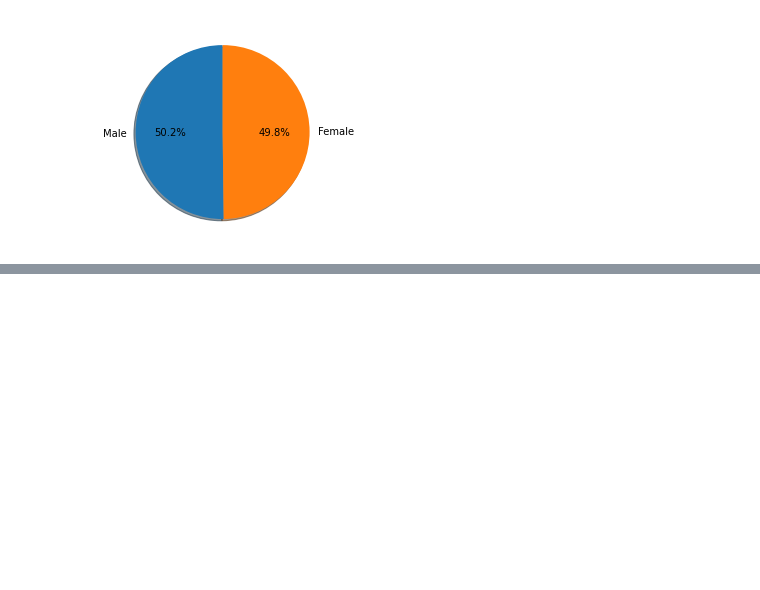
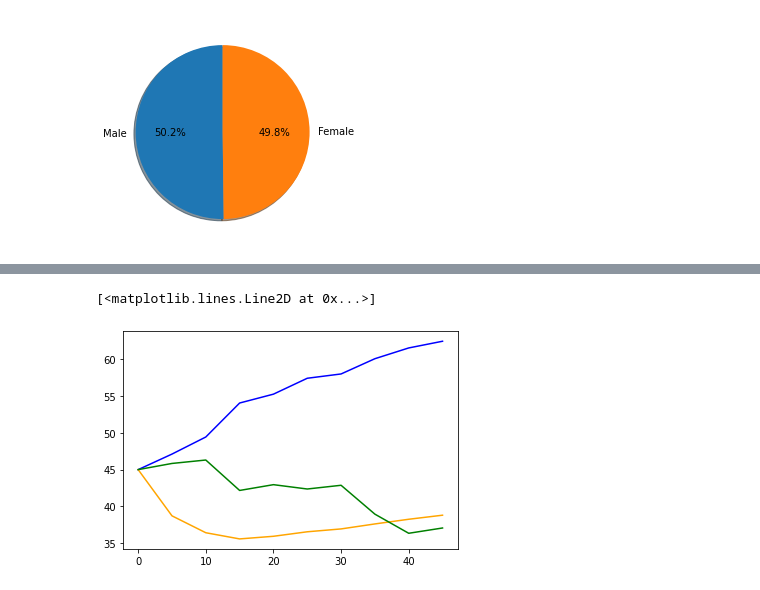
Before and after one commit to cmagnotta/matplotlib-challenge, a Jupyter notebook: matplotlib.ipynb, the cells around one changed output, grey strips where cells are left out. Drawn from its saved outputs; the diff is of its cells as text; code cells hidden in the pictures; blank space fills up the shorter version.

```diff
--- a/matplotlib.ipynb
+++ b/matplotlib.ipynb
@@ -384,0 +630,29 @@ ax1.pie(gender_countDF, labels=labels, autopct='%1.1f%%',
+# %%
+#Infubinol
+
+Infubinol_line = clean_results.loc[clean_results["Mouse ID"] == "e476",:]
+Infubinol_x_axis = Infubinol_line["Timepoint"]
+Infubinol_y_axis = Infubinol_line["Tumor Volume (mm3)"]
+
+#Ramicane
+Ramicane_line = clean_results.loc[clean_results["Mouse ID"] == "a520",:]
+Ramicane_x_axis = Ramicane_line["Timepoint"]
+Ramicane_y_axis = Ramicane_line["Tumor Volume (mm3)"]
+
+#Ceftamin
+Ceftamin_line = clean_results.loc[clean_results["Mouse ID"] == "b447",:]
+Ceftamin_x_axis = Ceftamin_line["Timepoint"]
+Ceftamin_y_axis = Ceftamin_line["Tumor Volume (mm3)"]
+
+#Capomulin
+Capomulin_line = clean_results.loc[clean_results["Mouse ID"] == "g288",:]
+Capomulin_x_axis = Capomulin_line["Timepoint"]
+Capomulin_y_axis = Capomulin_line["Tumor Volume (mm3)"]
+# %%
+plt.plot(Infubinol_x_axis, Infubinol_y_axis, label = "Infubinol", color="blue")
+plt.plot(Ramicane_x_axis, Ramicane_y_axis, label = "Ramicane", color="orange")
+#plt.plot(Ceftamin_x_axis, Ceftamin_y_axis, label = "Ceftamin", color="red")
+plt.plot(Capomulin_x_axis, Capomulin_y_axis, label = "Capomulin", color="green")
+# %% [output]
+[<matplotlib.lines.Line2D at 0x...>]
+[figure, added]
```
Also changed, not shown: parts of 42 cells of this notebook.
